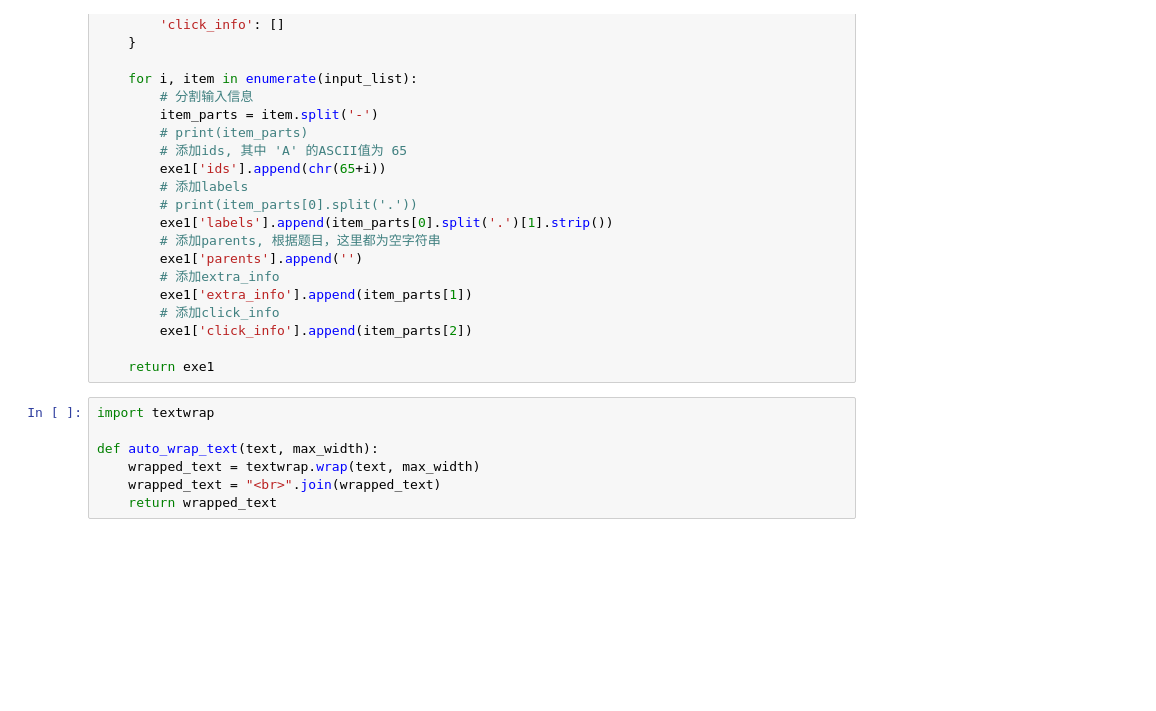
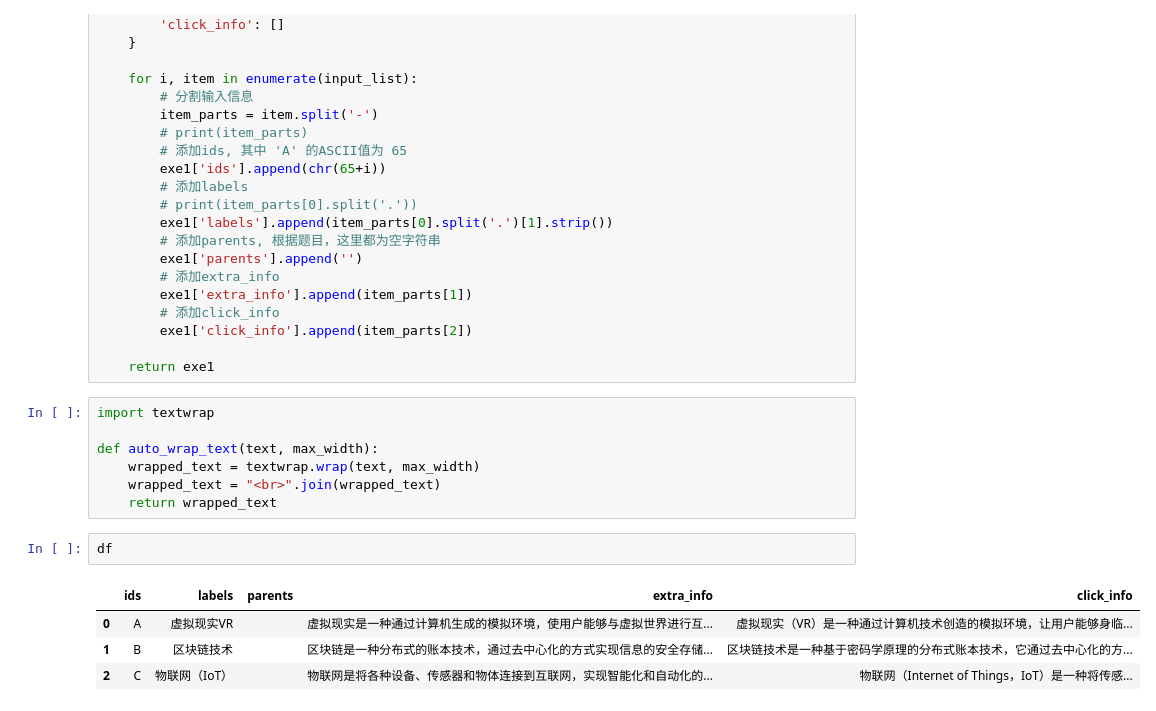
Before and after one commit to bananea20/treemap, a Jupyter notebook: treemap_ai.ipynb, the cells around one changed output. Cells and saved outputs as stored; diff of their text form; blank space fills up the shorter version.

```diff
--- a/treemap_ai.ipynb
+++ b/treemap_ai.ipynb
@@ -85,4 +85,11 @@ def auto_wrap_text(text, max_width):
     wrapped_text = textwrap.wrap(text, max_width)
     wrapped_text = "<br>".join(wrapped_text)
     return wrapped_text
+# %%
+df
+# %% [output]
+|  | ids | labels | parents | extra_info | click_info |
+| 0 | A | 虚拟现实VR |  | 虚拟现实是一种通过计算机生成的模拟环境，使用户能够与虚拟世界进行互... | 虚拟现实（VR）是一种通过计算机技术创造的模拟环境，让用户能够身临... |
+| 1 | B | 区块链技术 |  | 区块链是一种分布式的账本技术，通过去中心化的方式实现信息的安全存储... | 区块链技术是一种基于密码学原理的分布式账本技术，它通过去中心化的方... |
+| 2 | C | 物联网（IoT） |  | 物联网是将各种设备、传感器和物体连接到互联网，实现智能化和自动化的... | 物联网（Internet of Things，IoT）是一种将传感... |
 # %%
```
Also changed, not shown: parts of 3 cells of this notebook, 1 other file.
